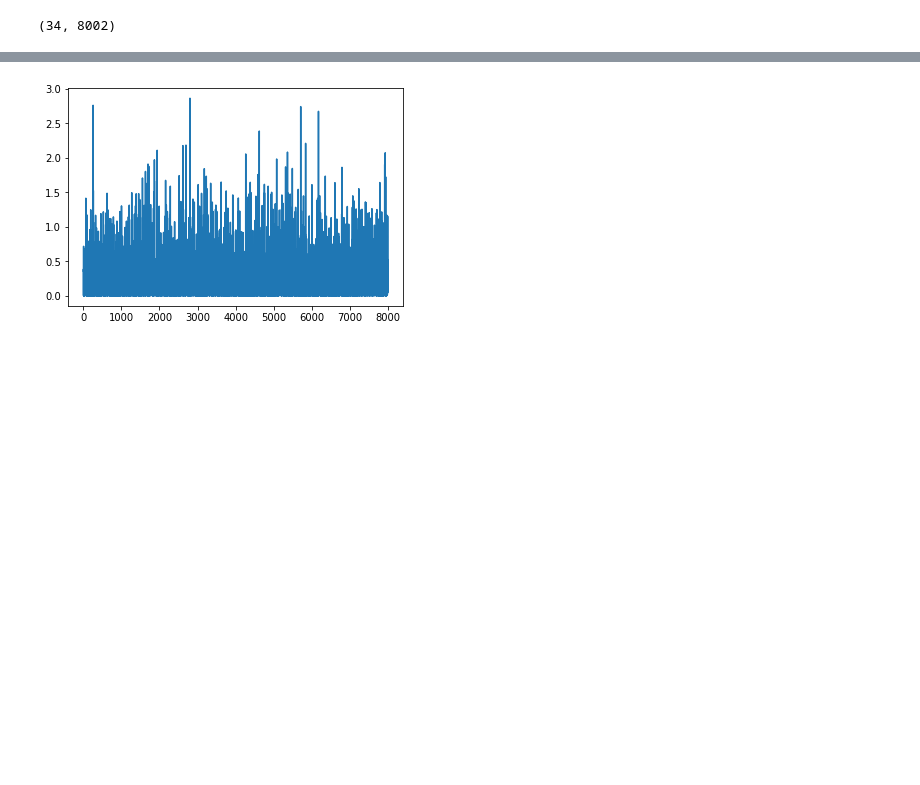
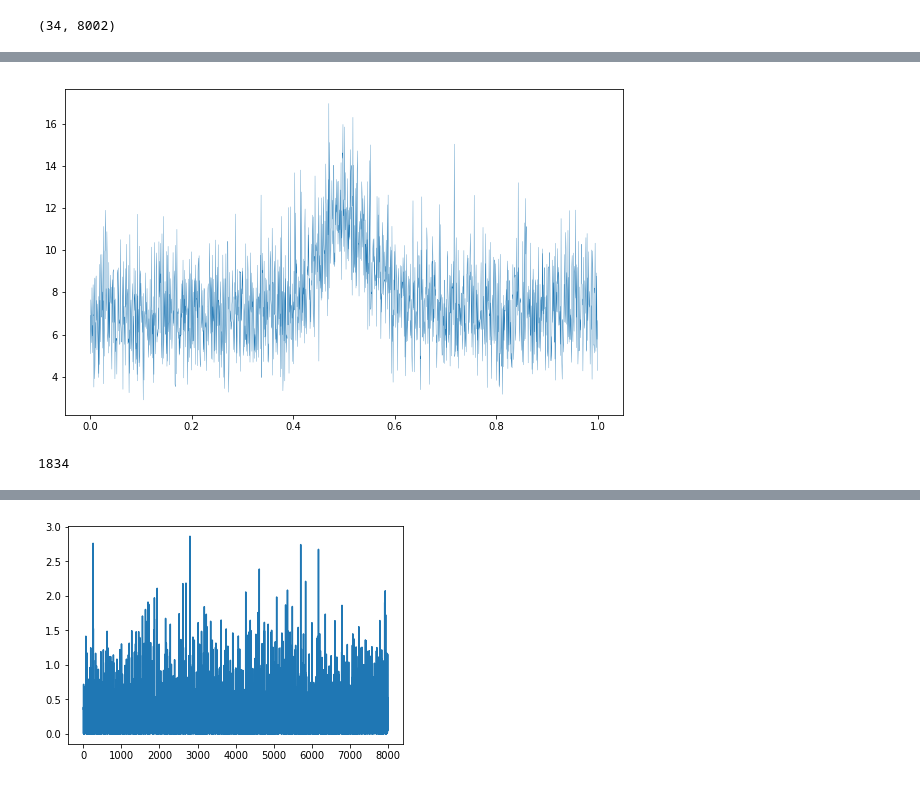
Before and after one commit to GersbachKa/psrsigsimTeaching, a Jupyter notebook: TestApp/Tau Scattering.ipynb, the cells around one changed output, grey strips where cells are left out. Cells and saved outputs as stored; diff of their text form; code cells hidden in the pictures; blank space fills up the shorter version.

Commit message:
Added a Folding activity. Will be working on order and presentation next

```diff
--- a/TestApp/Tau Scattering.ipynb
+++ b/TestApp/Tau Scattering.ipynb
@@ -171,0 +196,19 @@ plt.show()
+# %%
+foldingFreq = 218 #in MHz
+foldingPeriod = (1.0/foldingFreq)*1000
+foldingBin = int(foldingPeriod/TimeBinSize)
+toShow = np.copy(np.swapaxes(sig[:,start_bin:stop_bin],0,1))
+totalNum = toShow.shape[0] * toShow.shape[1]
+height = int(totalNum / foldingBin) + 1
+toShow.resize(foldingBin,height)
+toShow = np.sum(toShow,axis=1)
+phase= np.linspace(0,1,toShow.shape[0])
+plt.figure(figsize=[10,6])
+plt.plot(phase,toShow,lw=0.3)
+plt.show()
+# %% [output]
+[figure, added]
+# %%
+print(stop_bin)
+# %% [output]
+1834
```
Also changed, not shown: parts of 17 cells of this notebook, 1 other file.
